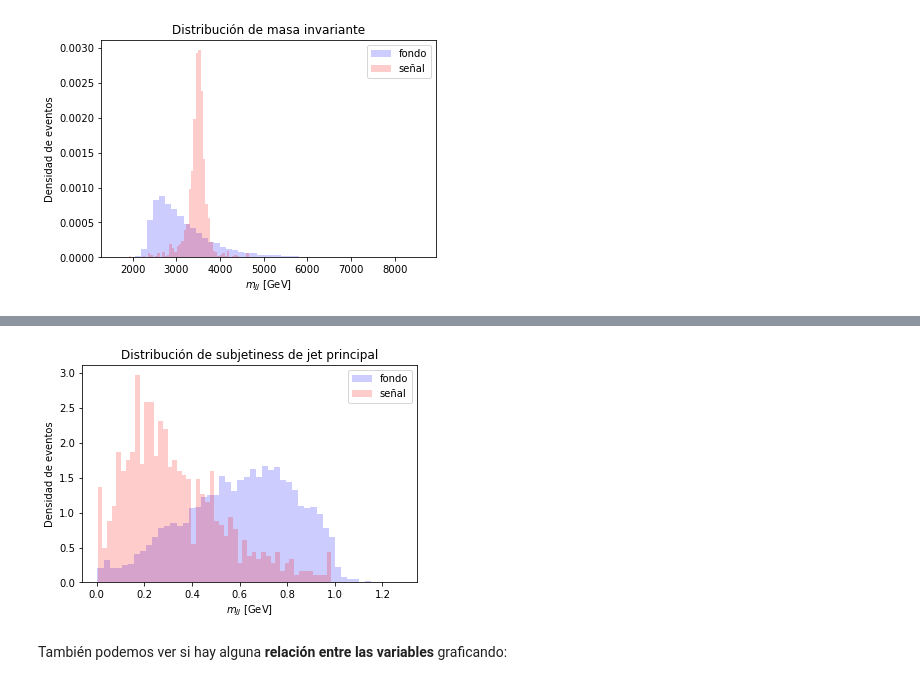
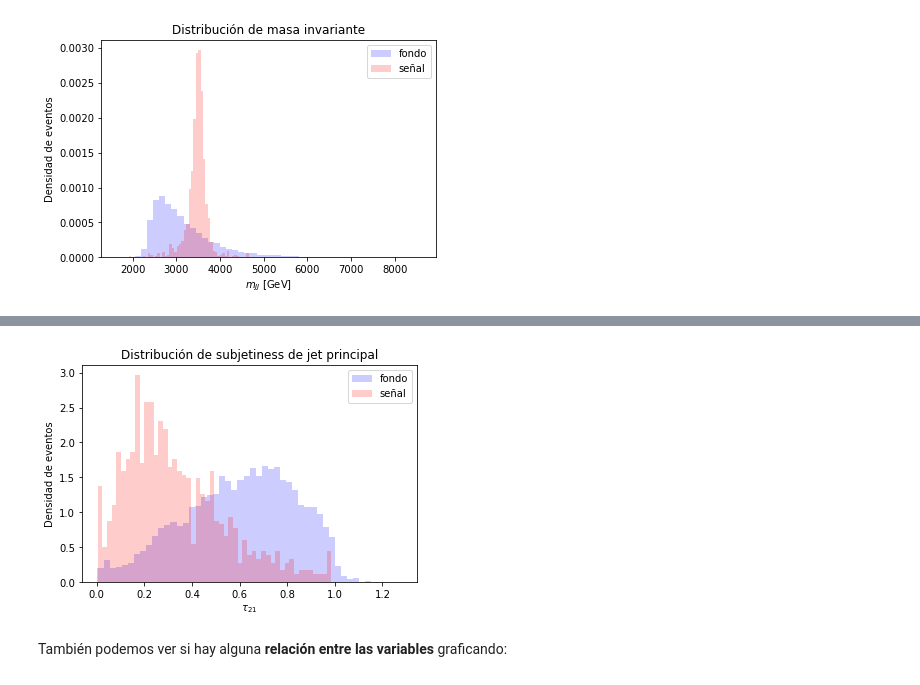
Before and after one commit to marianaiv/tesis_grado_UCV, a Jupyter notebook: Analisis/Analisis_datos_RD.ipynb, the cells around one changed output, grey strips where cells are left out. Saved outputs shown, nothing was run; the diff lists cells and outputs as text; code cells hidden in the pictures.

```diff
--- a/Analisis/Analisis_datos_RD.ipynb
+++ b/Analisis/Analisis_datos_RD.ipynb
@@ -613,10 +613,10 @@ plot_dist(leadhadron['fondo'], leadhadron['senal'],
 # %%
 # Distribución de subjetiness
 plot_dist(leadsubjet['fondo'], leadsubjet['senal'],
-          r'$m_{JJ}$ [GeV]', 'Densidad de eventos',
+          r'$\tau_{21}$', 'Densidad de eventos',
           'Distribución de subjetiness de jet principal')
 # %% [output]
-[figure, old version]
+[figure, new version]
 # %% [markdown]
 También podemos ver si hay alguna **relación entre las variables** graficando:
 # %%
```
Also changed, not shown: parts of 2 cells of this notebook, 1 other file.
